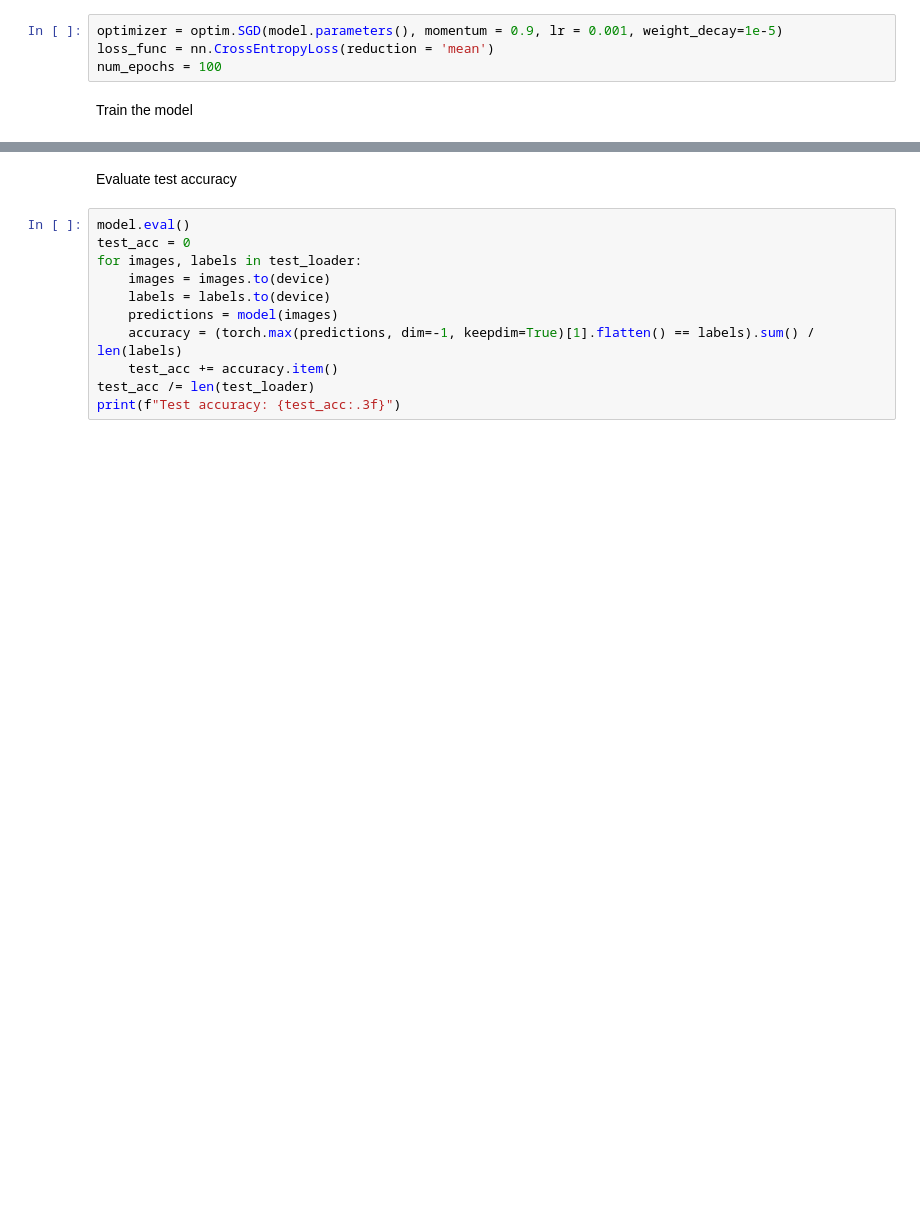
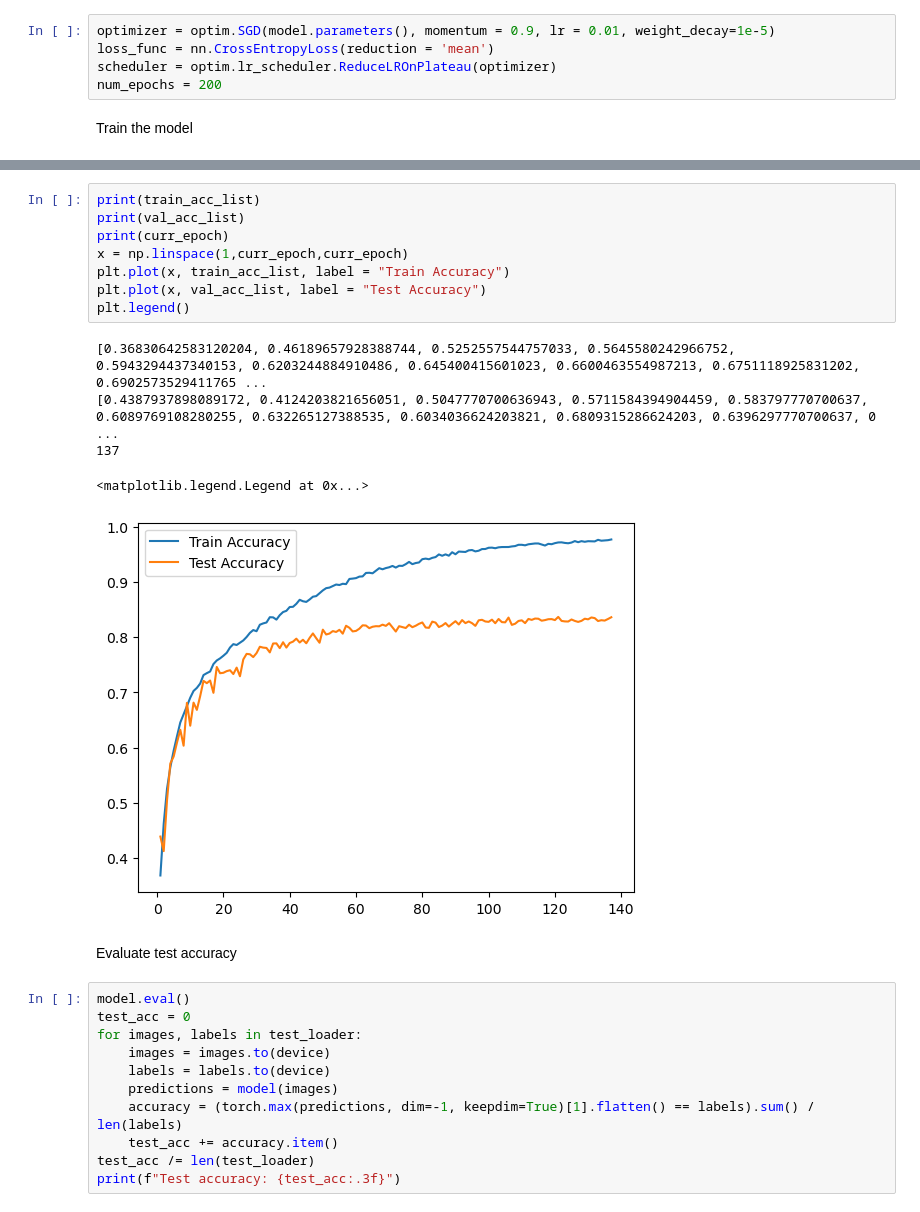
Before and after one commit to DanDan201/Cifar10-Classification, a Jupyter notebook: CNN_cifar10.ipynb, the cells around one changed output, grey strips where cells are left out. Cells and saved outputs as stored; diff of their text form; blank space fills up the shorter version.

```diff
--- a/CNN_cifar10.ipynb
+++ b/CNN_cifar10.ipynb
@@ -128,9 +131,10 @@ Estimated Total Size (MB): 34.26
 # %% [markdown]
 Initialize hyperparamters
 # %%
-optimizer = optim.SGD(model.parameters(), momentum = 0.9, lr = 0.001, weight_decay=1e-5)
+optimizer = optim.SGD(model.parameters(), momentum = 0.9, lr = 0.01, weight_decay=1e-5)
 loss_func = nn.CrossEntropyLoss(reduction = 'mean')
-num_epochs = 100
+scheduler = optim.lr_scheduler.ReduceLROnPlateau(optimizer)
+num_epochs = 200
 # %% [markdown]
 Train the model
 # %%
@@ -180,3 +223,17 @@ KeyboardInterrupt:
+# %%
+print(train_acc_list)
+print(val_acc_list)
+print(curr_epoch)
+x = np.linspace(1,curr_epoch,curr_epoch)
+plt.plot(x, train_acc_list, label = "Train Accuracy")
+plt.plot(x, val_acc_list, label = "Test Accuracy")
+plt.legend()
+# %% [output]
+[0.36830642583120204, 0.46189657928388744, 0.5252557544757033, 0.5645580242966752, 0.5943294437340153, 0.6203244884910486, 0.645400415601023, 0.6600463554987213, 0.6751118925831202, 0.6902573529411765 ...
+[0.4387937898089172, 0.4124203821656051, 0.5047770700636943, 0.5711584394904459, 0.583797770700637, 0.6089769108280255, 0.632265127388535, 0.6034036624203821, 0.6809315286624203, 0.6396297770700637, 0 ...
+137
+<matplotlib.legend.Legend at 0x...>
+[figure, added]
 # %% [markdown]
 Evaluate test accuracy
 # %%
```
Also changed, not shown: parts of 4 cells of this notebook.
